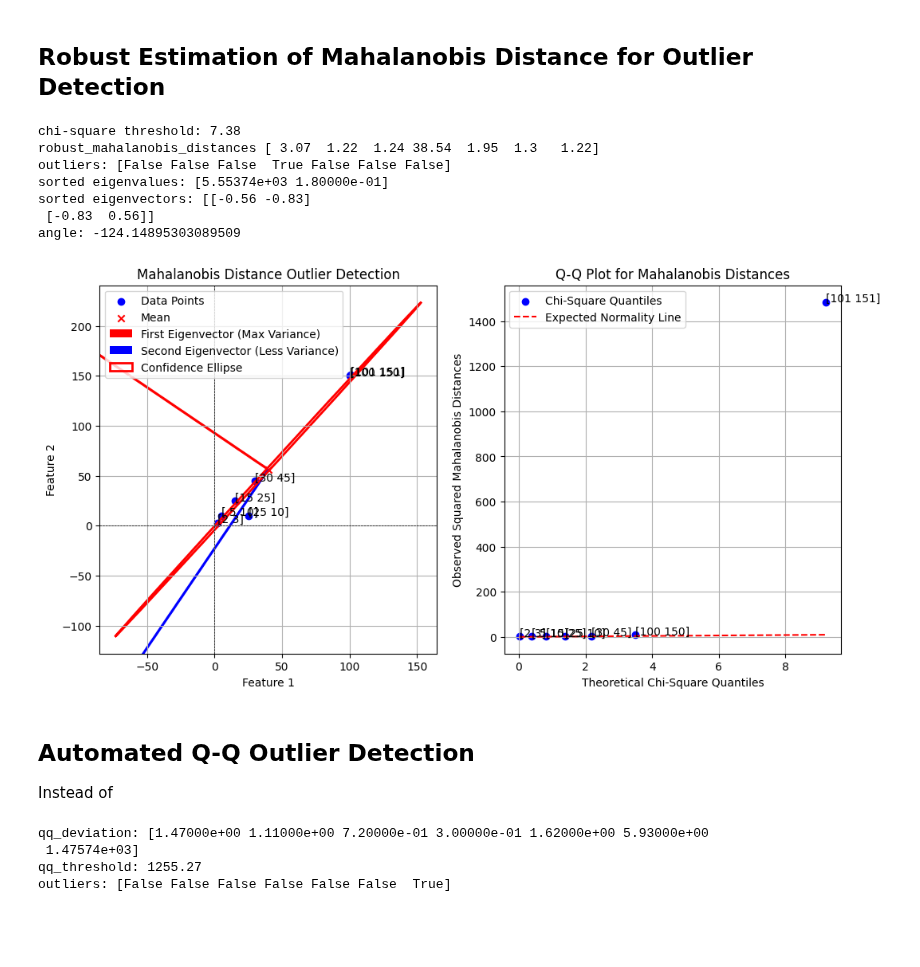
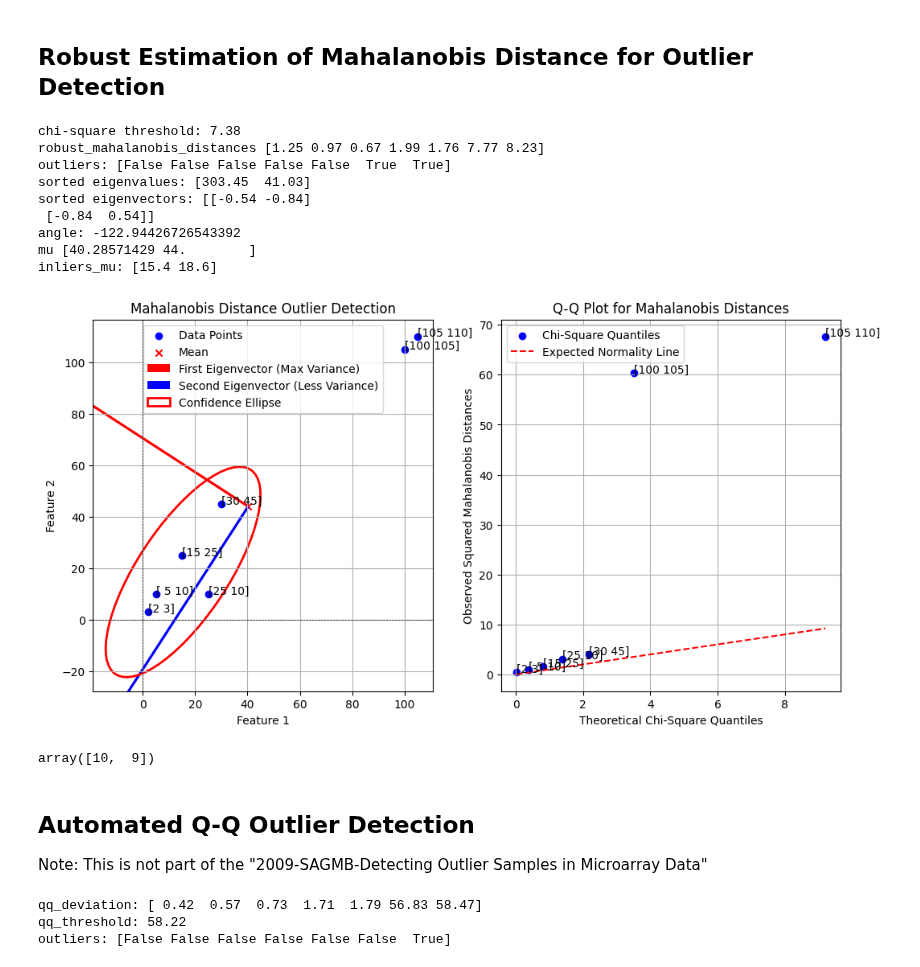
Before and after one commit to jasonrichdarmawan/learn-data-mining-techniques, a Jupyter notebook: 2009-SAGMB-Detecting Outlier Samples in Microarray Data.ipynb, the cells around one changed output. Drawn from its saved outputs; the diff is of its cells as text; code cells hidden in the pictures; blank space fills up the shorter version.

Commit message:
fix: robust estimation use inliers mean

```diff
--- a/2009-SAGMB-Detecting Outlier Samples in Microarray Data.ipynb
+++ b/2009-SAGMB-Detecting Outlier Samples in Microarray Data.ipynb
@@ -183,8 +183,8 @@ X = np.array([[2,3],
               [15,25],
               [25,10],
               [30,45],
-              [100,150],  # Outlier
-              [101,151]]) # Outlier
+              [100,105],  # Outlier
+              [105,110]]) # Outlier
 
 mu = np.mean(X, axis=0) # mean of each feature
 cov = np.cov(X, rowvar=False)
@@ -312,8 +312,8 @@ X = np.array([[2,3],
               [15,25],
               [25,10],
               [30,45],
-              [100,150],  # Outlier
-              [101,151]]) # Outlier
+              [100,105],  # Outlier
+              [105,110]]) # Outlier
 
 # Robust Covariance Estimation using Minimum Covariance Determinant (MCD)
 # "MCD estimators can be seen as special cases of S-estimators where the function
@@ -371,21 +371,24 @@ fig, axes = plt.subplots(1, 2, figsize=(12, 6))
 axes[0].scatter(X[:, 0], X[:, 1], label="Data Points", color='b')
 
 # Highlight the mean center
-axes[0].scatter(mu[0], mu[1], label="Mean", color='r', marker='x')
+inliers_mu = X[robust_mahalanobis_distances <= chi_square_threshold].mean(axis=0)
+print("mu", mu)
+print("inliers_mu:", inliers_mu)
+axes[0].scatter(inliers_mu[0], inliers_mu[1], label="Mean", color='r', marker='x')
 
 # Plot eigenvectors
 # The new main X-axis of the data (rotated from the original X-axis)
-axes[0].quiver(mu[0], mu[1],
-          eigenvectors[0, 0], eigenvectors[1, 0],
-          color='red', scale=1, label="First Eigenvector (Max Variance)")
+axes[0].quiver(inliers_mu[0], inliers_mu[1],
+               eigenvectors[0, 0], eigenvectors[1, 0],
+               color='red', scale=1, label="First Eigenvector (Max Variance)")
 
 # The new secondary Y-axis of the data (rotated from the original Y-axis)
-axes[0].quiver(mu[0], mu[1],
-          eigenvectors[0, 1], eigenvectors[1, 1],
-          color='blue', scale=1, label="Second Eigenvector (Less Variance)")
+axes[0].quiver(inliers_mu[0], inliers_mu[1],
+               eigenvectors[0, 1], eigenvectors[1, 1],
+               color='blue', scale=1, label="Second Eigenvector (Less Variance)")
 
 # Add the confidence ellipse
-ellipse = Ellipse(xy=mu, width=width, height=height, angle=angle, edgecolor='r', fc='None', linewidth=2, label="Confidence Ellipse")
+ellipse = Ellipse(xy=inliers_mu, width=width, height=height, angle=angle, edgecolor='r', fc='None', linewidth=2, label="Confidence Ellipse")
 axes[0].add_patch(ellipse)
 
 # Annotate the data points
@@ -398,52 +401,59 @@ axes[0].axvline(x=0, color='black', linestyle="--", linewidth=0.5)
 axes[0].set_xlabel("Feature 1")
 axes[0].set_ylabel("Feature 2")
 axes[0].set_title("Mahalanobis Distance Outlier Detection")
 axes[0].legend()
 axes[0].grid(True)
 
 # Create Q-Q plot
 # Check if dataset follows a chi-square distribution $d_M^2 \sim \chi^2$
 
 ## Compute squared Mahalanobis distances (should follow a chi-square distribution)
 sorted_robust_mahalanobis_distances_squared = np.sort(robust_mahalanobis_distances ** 2)
 
 ## Generate theoretical quantiles for the chi-square distribution
 chi2_quantiles = chi2.ppf(np.linspace(0.01, 0.99, len(sorted_robust_mahalanobis_distances_squared)), df=2)
 
 axes[1].scatter(chi2_quantiles, sorted_robust_mahalanobis_distances_squared, color='b', label="Chi-Square Quantiles")
 axes[1].plot(chi2_quantiles, chi2_quantiles, linestyle='dashed', color='red', label="Expected Normality Line")
 
 # Annotate the data points
 for i, txt in enumerate(X):
   axes[1].annotate(txt, (chi2_quantiles[i], sorted_robust_mahalanobis_distances_squared[i]))
 
 # Labels and Title
 axes[1].set_xlabel("Theoretical Chi-Square Quantiles")
 axes[1].set_ylabel("Observed Squared Mahalanobis Distances")
 axes[1].set_title("Q-Q Plot for Mahalanobis Distances")
 axes[1].legend()
 axes[1].grid(True)
 # %% [output]
 chi-square threshold: 7.38
-robust_mahalanobis_distances [ 3.07  1.22  1.24 38.54  1.95  1.3   1.22]
-outliers: [False False False  True False False False]
-sorted eigenvalues: [5.55374e+03 1.80000e-01]
-sorted eigenvectors: [[-0.56 -0.83]
- [-0.83  0.56]]
-angle: -124.14895303089509
+robust_mahalanobis_distances [1.25 0.97 0.67 1.99 1.76 7.77 8.23]
+outliers: [False False False False False  True  True]
+sorted eigenvalues: [303.45  41.03]
+sorted eigenvectors: [[-0.54 -0.84]
+ [-0.84  0.54]]
+angle: -122.94426726543392
+mu [40.28571429 44.        ]
+inliers_mu: [15.4 18.6]
-[figure, old version]
+[figure, new version]
+# %%
+np.array([5,3]) * np.array([2,3])
+# %% [output]
+array([10,  9])
 # %% [markdown]
 ## Automated Q-Q Outlier Detection
 
-Instead of
+Note: This is not part of the "2009-SAGMB-Detecting Outlier Samples in Microarray Data"
 # %%
-qq_deviation = np.abs(sorted_robust_mahalanobis_distances_squared - chi2_quantiles)
+expected_line = chi2_quantiles
+actual_values = sorted_robust_mahalanobis_distances_squared
+qq_deviation = np.abs(actual_values - expected_line)
 qq_threshold = np.percentile(qq_deviation, 97.5) # Set cutoff based on deviation
 print("qq_deviation:", qq_deviation.round(2))
 print("qq_threshold:", qq_threshold.round(2))
 print("outliers:", qq_deviation > qq_threshold)
 # %% [output]
-qq_deviation: [1.47000e+00 1.11000e+00 7.20000e-01 3.00000e-01 1.62000e+00 5.93000e+00
- 1.47574e+03]
-qq_threshold: 1255.27
+qq_deviation: [ 0.42  0.57  0.73  1.71  1.79 56.83 58.47]
+qq_threshold: 58.22
 outliers: [False False False False False False  True]
```
Also changed, not shown: parts of 1 cell of this notebook.
